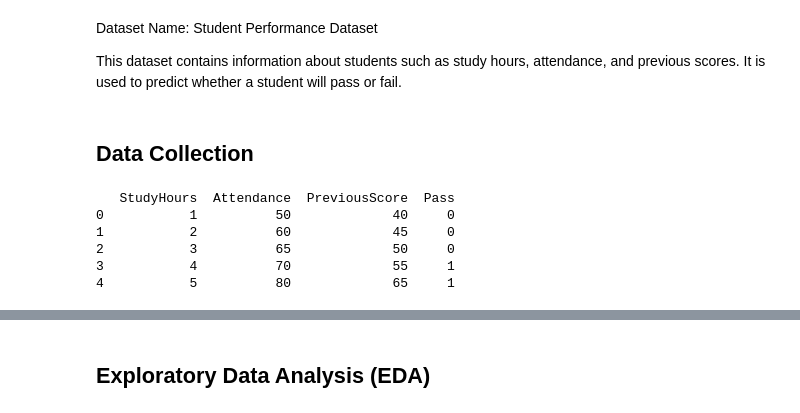
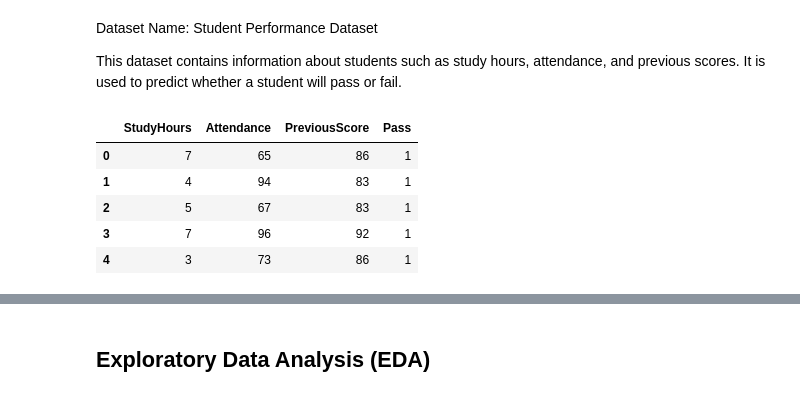
Before and after one commit to anjalibaral123/FOD, a Jupyter notebook: fodproject3rdsem.ipynb, the cells around one changed output, grey strips where cells are left out. Cells and saved outputs as stored; diff of their text form; code cells hidden in the pictures.

```diff
--- a/fodproject3rdsem.ipynb
+++ b/fodproject3rdsem.ipynb
@@ -19,31 +17,23 @@ Dataset Name: Student Performance Dataset
 This dataset contains information about students such as study hours,
 attendance, and previous scores. It is used to predict whether a
 student will pass or fail.
-# %% [markdown]
-## Data Collection
 # %%
 import pandas as pd
 import numpy as np
 import matplotlib.pyplot as plt
 import seaborn as sns
+
 from sklearn.model_selection import train_test_split
 from sklearn.linear_model import LogisticRegression
 from sklearn.metrics import accuracy_score, confusion_matrix, classification_report
-
-data = {
-    'StudyHours':[1,2,3,4,5,6,2,3,4,5,6,7,8,3,2],
-    'Attendance':[50,60,65,70,80,85,55,60,75,80,90,95,96,58,62],
-    'PreviousScore':[40,45,50,55,65,70,42,48,60,68,75,80,88,46,52],
-    'Pass':[0,0,0,1,1,1,0,0,1,1,1,1,1,0,0]
-}
-
-df = pd.DataFrame(data)
-
-print(df.head())
-# %% [output]
-   StudyHours  Attendance  PreviousScore  Pass
-0           1          50             40     0
-1           2          60             45     0
-2           3          65             50     0
-3           4          70             55     1
-4           5          80             65     1
+# %%
+df = pd.read_csv("student_performance_dataset.csv")
+
+df.head()
+# %% [output]
+|  | StudyHours | Attendance | PreviousScore | Pass |
+| 0 | 7 | 65 | 86 | 1 |
+| 1 | 4 | 94 | 83 | 1 |
+| 2 | 5 | 67 | 83 | 1 |
+| 3 | 7 | 96 | 92 | 1 |
+| 4 | 3 | 73 | 86 | 1 |
```
Also changed, not shown: parts of 14 cells of this notebook, 1 other file.
